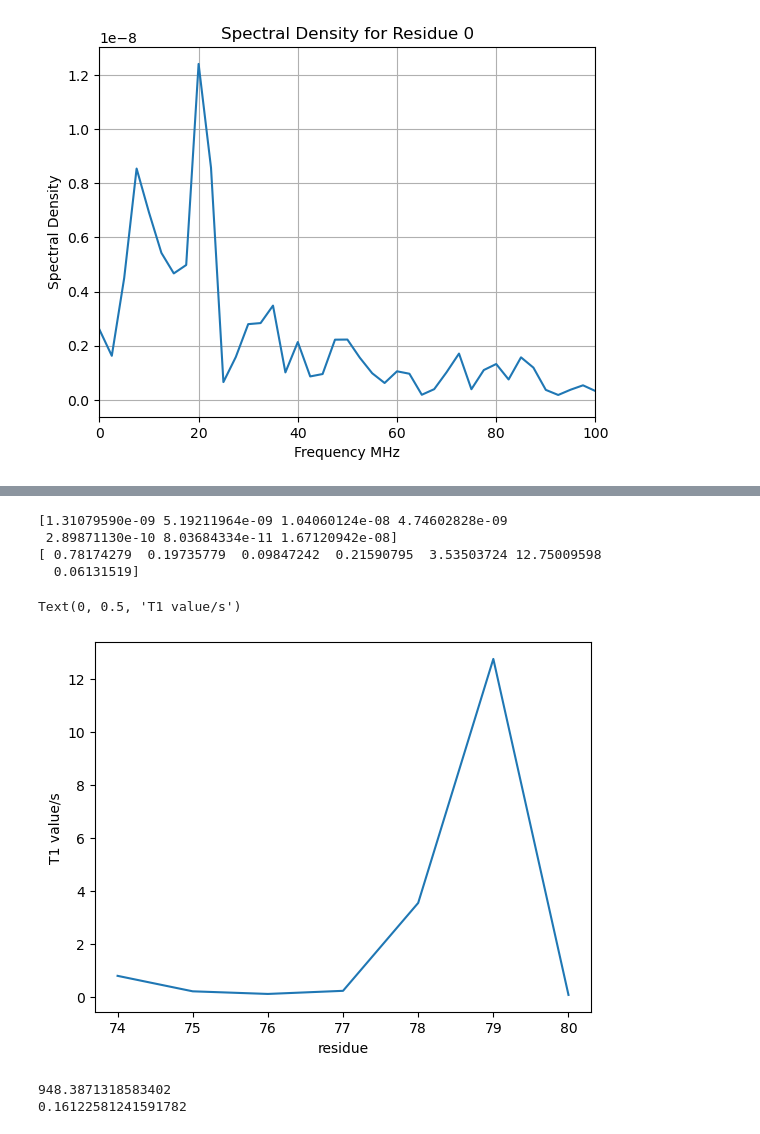
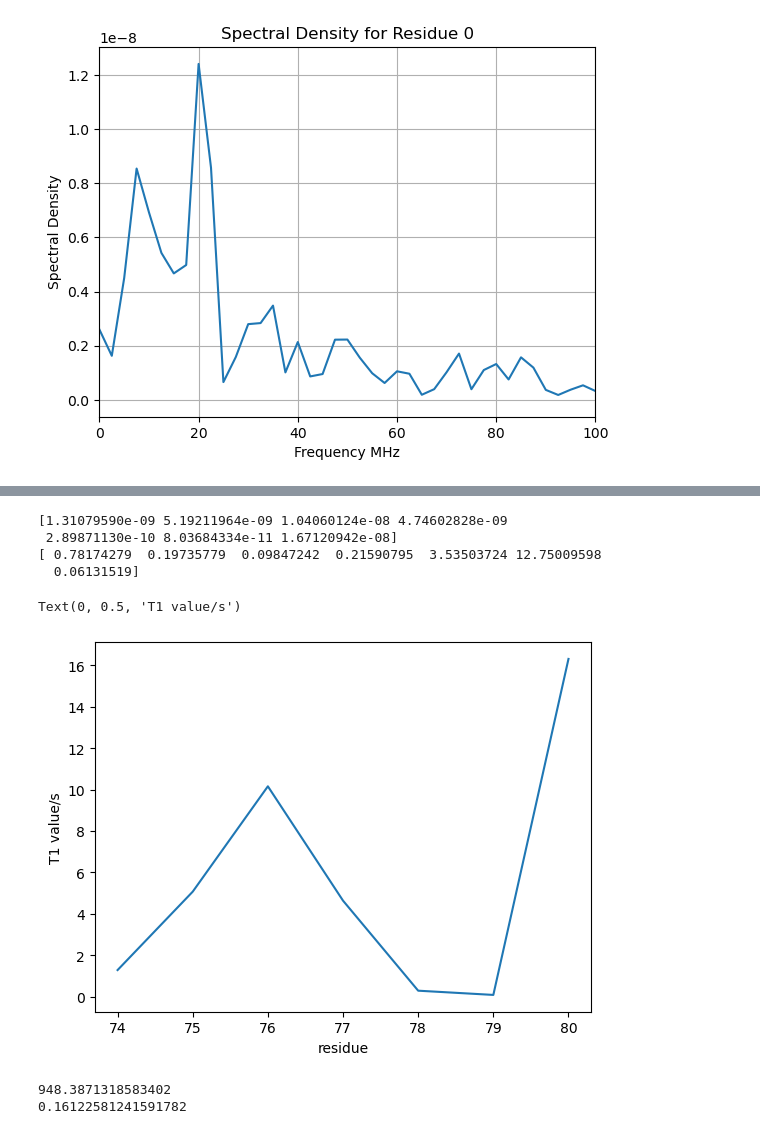
Before and after one commit to Xyunyao/KChannel_torsion_angle, a Jupyter notebook: NMR_t1_estimation.ipynb, the cells around one changed output, grey strips where cells are left out. Saved outputs shown, nothing was run; the diff lists cells and outputs as text; code cells hidden in the pictures.

```diff
--- a/NMR_t1_estimation.ipynb
+++ b/NMR_t1_estimation.ipynb
@@ -739,35 +739,36 @@ time_step = 0.1  # For example, 0.1 ns/100 ps
 # 1/ temp_step = 10*10**9 hz =
 
 # Calculate spectral density
 frequencies, spectrum = spectral_density(acf_sym_A, time_step)
 
 # convert frequencies to MHz 10**10*10**(-6)
 
 frequencies= frequencies*10**4
 
 # convert spectrum to s from 0.1 ns
 spectrum = spectrum*10**(-10)
 
 # Example spectrum density (replace with actual value or calculation)
 J_omega0 = calculate_Jomega(frequencies, spectrum, omega0) + 3*calculate_Jomega(frequencies, spectrum, two_omega0)
 print(J_omega0)
 
 # Calculate T1
 T1 = calculate_T1(J_omega0, gamma13=gamma13, B0=B0, sigma11=sigma11, sigma22=sigma22, sigma33=sigma33)
 #
 resi= np.array(range(7))+74
 print(T1)
+r1= 1/T1
 
-plt.plot(resi, T1)
+plt.plot(resi, r1)
 plt.xlabel('residue')
 plt.ylabel('T1 value/s')
 # %% [output]
 [1.31079590e-09 5.19211964e-09 1.04060124e-08 4.74602828e-09
  2.89871130e-10 8.03684334e-11 1.67120942e-08]
 [ 0.78174279  0.19735779  0.09847242  0.21590795  3.53503724 12.75009598
   0.06131519]
 Text(0, 0.5, 'T1 value/s')
-[figure, old version]
+[figure, new version]
 # %%
 omega0 = gamma13* B0 *10**(-6) # unit MHz
 print(omega0)
```
Also changed, not shown: parts of 12 cells of this notebook.
